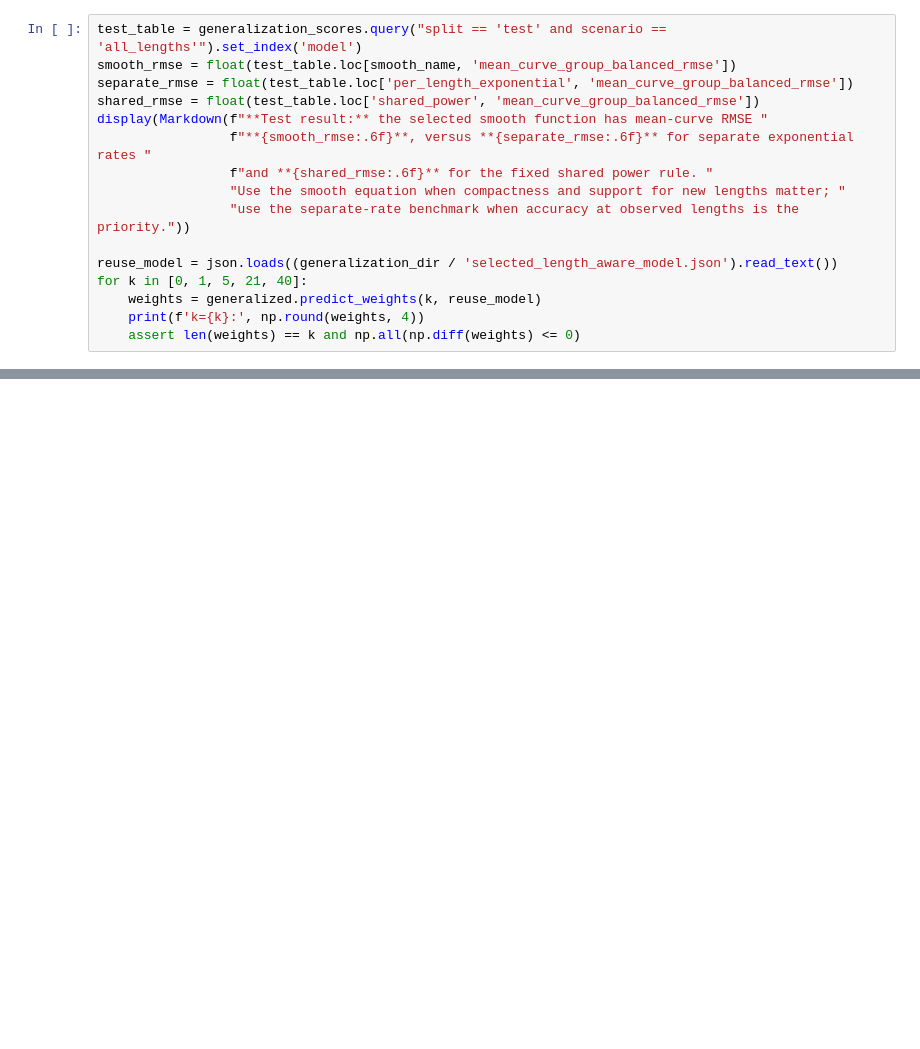
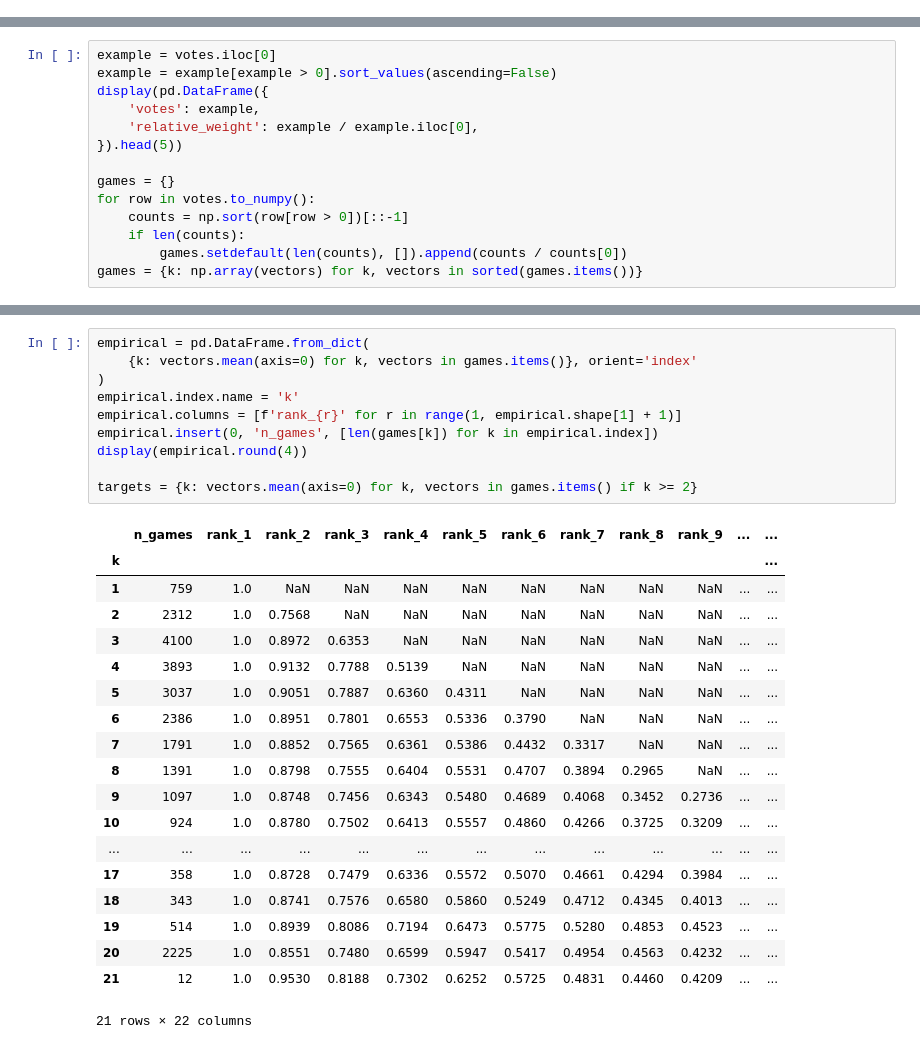
Before and after one commit to KhushBothra/GamesRecommender, a Jupyter notebook: Tag Weight Study/Empirical Tag Weight Decay.ipynb, the cells around one changed output, grey strips where cells are left out. Drawn from its saved outputs; the diff is of its cells as text; blank space fills up the shorter version.

Commit message:
updated tag weighted study

```diff
--- a/Tag Weight Study/Empirical Tag Weight Decay.ipynb
+++ b/Tag Weight Study/Empirical Tag Weight Decay.ipynb
@@ -718,16 +0,0 @@ The holdout is retrospective within the historical dataset already explored abov
-# %%
-test_table = generalization_scores.query("split == 'test' and scenario == 'all_lengths'").set_index('model')
-smooth_rmse = float(test_table.loc[smooth_name, 'mean_curve_group_balanced_rmse'])
-separate_rmse = float(test_table.loc['per_length_exponential', 'mean_curve_group_balanced_rmse'])
-shared_rmse = float(test_table.loc['shared_power', 'mean_curve_group_balanced_rmse'])
-display(Markdown(f"**Test result:** the selected smooth function has mean-curve RMSE "
-                 f"**{smooth_rmse:.6f}**, versus **{separate_rmse:.6f}** for separate exponential rates "
-                 f"and **{shared_rmse:.6f}** for the fixed shared power rule. "
-                 "Use the smooth equation when compactness and support for new lengths matter; "
-                 "use the separate-rate benchmark when accuracy at observed lengths is the priority."))
-
-reuse_model = json.loads((generalization_dir / 'selected_length_aware_model.json').read_text())
-for k in [0, 1, 5, 21, 40]:
-    weights = generalized.predict_weights(k, reuse_model)
-    print(f'k={k}:', np.round(weights, 4))
-    assert len(weights) == k and np.all(np.diff(weights) <= 0)
@@ -745,0 +31,14 @@ k=40: [1.     0.9453 0.8936 0.8448 0.7986 0.7549 0.7136 0.6746 0.6377 0.6029
+# %%
+example = votes.iloc[0]
+example = example[example > 0].sort_values(ascending=False)
+display(pd.DataFrame({
+    'votes': example,
+    'relative_weight': example / example.iloc[0],
+}).head(5))
+
+games = {}
+for row in votes.to_numpy():
+    counts = np.sort(row[row > 0])[::-1]
+    if len(counts):
+        games.setdefault(len(counts), []).append(counts / counts[0])
+games = {k: np.array(vectors) for k, vectors in sorted(games.items())}
@@ -745,0 +65,30 @@ k=40: [1.     0.9453 0.8936 0.8448 0.7986 0.7549 0.7136 0.6746 0.6377 0.6029
+# %%
+empirical = pd.DataFrame.from_dict(
+    {k: vectors.mean(axis=0) for k, vectors in games.items()}, orient='index'
+)
+empirical.index.name = 'k'
+empirical.columns = [f'rank_{r}' for r in range(1, empirical.shape[1] + 1)]
+empirical.insert(0, 'n_games', [len(games[k]) for k in empirical.index])
+display(empirical.round(4))
+
+targets = {k: vectors.mean(axis=0) for k, vectors in games.items() if k >= 2}
+# %% [output]
+|  | n_games | rank_1 | rank_2 | rank_3 | rank_4 | rank_5 | rank_6 | rank_7 | rank_8 | rank_9 | ... | ... |
+| k |  |  |  |  |  |  |  |  |  |  |  | ... |
+| 1 | 759 | 1.0 | NaN | NaN | NaN | NaN | NaN | NaN | NaN | NaN | ... | ... |
+| 2 | 2312 | 1.0 | 0.7568 | NaN | NaN | NaN | NaN | NaN | NaN | NaN | ... | ... |
+| 3 | 4100 | 1.0 | 0.8972 | 0.6353 | NaN | NaN | NaN | NaN | NaN | NaN | ... | ... |
+| 4 | 3893 | 1.0 | 0.9132 | 0.7788 | 0.5139 | NaN | NaN | NaN | NaN | NaN | ... | ... |
+| 5 | 3037 | 1.0 | 0.9051 | 0.7887 | 0.6360 | 0.4311 | NaN | NaN | NaN | NaN | ... | ... |
+| 6 | 2386 | 1.0 | 0.8951 | 0.7801 | 0.6553 | 0.5336 | 0.3790 | NaN | NaN | NaN | ... | ... |
+| 7 | 1791 | 1.0 | 0.8852 | 0.7565 | 0.6361 | 0.5386 | 0.4432 | 0.3317 | NaN | NaN | ... | ... |
+| 8 | 1391 | 1.0 | 0.8798 | 0.7555 | 0.6404 | 0.5531 | 0.4707 | 0.3894 | 0.2965 | NaN | ... | ... |
+| 9 | 1097 | 1.0 | 0.8748 | 0.7456 | 0.6343 | 0.5480 | 0.4689 | 0.4068 | 0.3452 | 0.2736 | ... | ... |
+| 10 | 924 | 1.0 | 0.8780 | 0.7502 | 0.6413 | 0.5557 | 0.4860 | 0.4266 | 0.3725 | 0.3209 | ... | ... |
+| ... | ... | ... | ... | ... | ... | ... | ... | ... | ... | ... | ... | ... |
+| 17 | 358 | 1.0 | 0.8728 | 0.7479 | 0.6336 | 0.5572 | 0.5070 | 0.4661 | 0.4294 | 0.3984 | ... | ... |
+| 18 | 343 | 1.0 | 0.8741 | 0.7576 | 0.6580 | 0.5860 | 0.5249 | 0.4712 | 0.4345 | 0.4013 | ... | ... |
+| 19 | 514 | 1.0 | 0.8939 | 0.8086 | 0.7194 | 0.6473 | 0.5775 | 0.5280 | 0.4853 | 0.4523 | ... | ... |
+| 20 | 2225 | 1.0 | 0.8551 | 0.7480 | 0.6599 | 0.5947 | 0.5417 | 0.4954 | 0.4563 | 0.4232 | ... | ... |
+| 21 | 12 | 1.0 | 0.9530 | 0.8188 | 0.7302 | 0.6252 | 0.5725 | 0.4831 | 0.4460 | 0.4209 | ... | ... |
+21 rows × 22 columns
```
Also changed, not shown: parts of 64 cells of this notebook.
